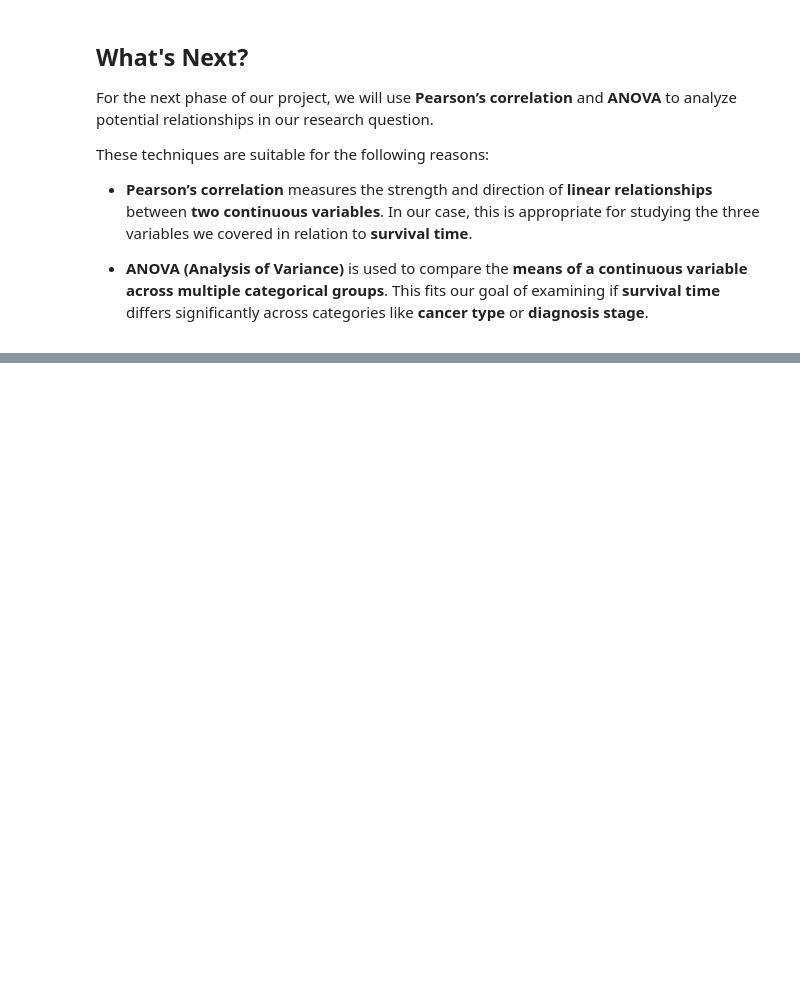
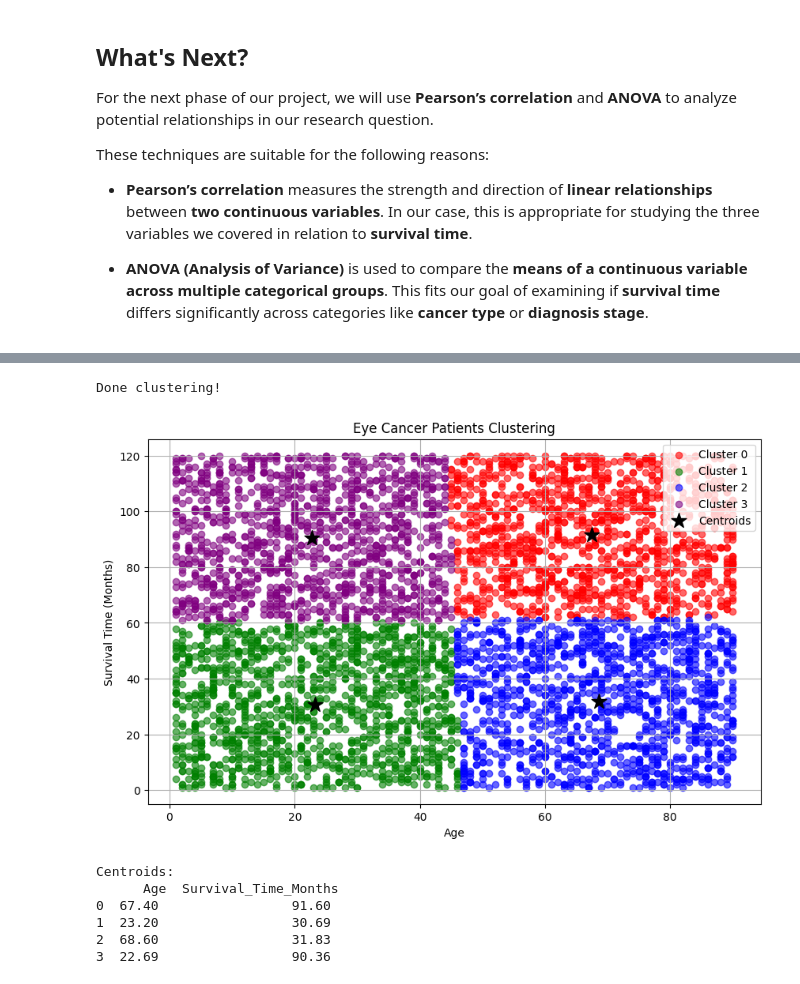
Before and after one commit to Kamote35/CSMODEL-S20-pandas-Salle-, a Jupyter notebook: [CSMODEL]Pandas_Salle_PHASE1.ipynb, the cells around one changed output, grey strips where cells are left out. Saved outputs shown, nothing was run; the diff lists cells and outputs as text; code cells hidden in the pictures; blank space fills up the shorter version.

Commit message:
Data Mining for Clustering (Might add more)

```diff
--- a/[CSMODEL]Pandas_Salle_PHASE1.ipynb
+++ b/[CSMODEL]Pandas_Salle_PHASE1.ipynb
@@ -621,0 +627,35 @@ These techniques are suitable for the following reasons:
+# %%
+from kmeans import KMeans
+
+# Select numeric features for clustering (e.g., Age and Survival_Time_Months)
+X = eye_cancer_df[['Age', 'Survival_Time_Months']].dropna().reset_index(drop=True)
+kmeans = KMeans(4, 0, 2, len(X), X)
+
+# label clusters to the DataFrame
+centroids = kmeans.initialize_centroids(X)
+groups = kmeans.train(X, 100)
+
+plt.figure(figsize=(10,6))
+for i, color in zip(range(4), ['r', 'g', 'b', 'purple']):
+    subset = X[groups == i]
+    plt.scatter(subset['Age'], subset['Survival_Time_Months'], c=color, label=f'Cluster {i}', alpha=0.6)
+
+plt.scatter(kmeans.centroids['Age'], kmeans.centroids['Survival_Time_Months'], c='k', marker='*', s=200, label='Centroids')
+
+plt.xlabel('Age')
+plt.ylabel('Survival Time (Months)')
+plt.legend()
+plt.grid()
+plt.title('Eye Cancer Patients Clustering')
+plt.show()
+
+print("Centroids:\n", kmeans.centroids.round(2))
+# %% [output]
+Done clustering!
+[figure, added]
+Centroids:
+      Age  Survival_Time_Months
+0  67.40                 91.60
+1  23.20                 30.69
+2  68.60                 31.83
+3  22.69                 90.36
```
Also changed, not shown: parts of 12 cells of this notebook, 1 other file.
